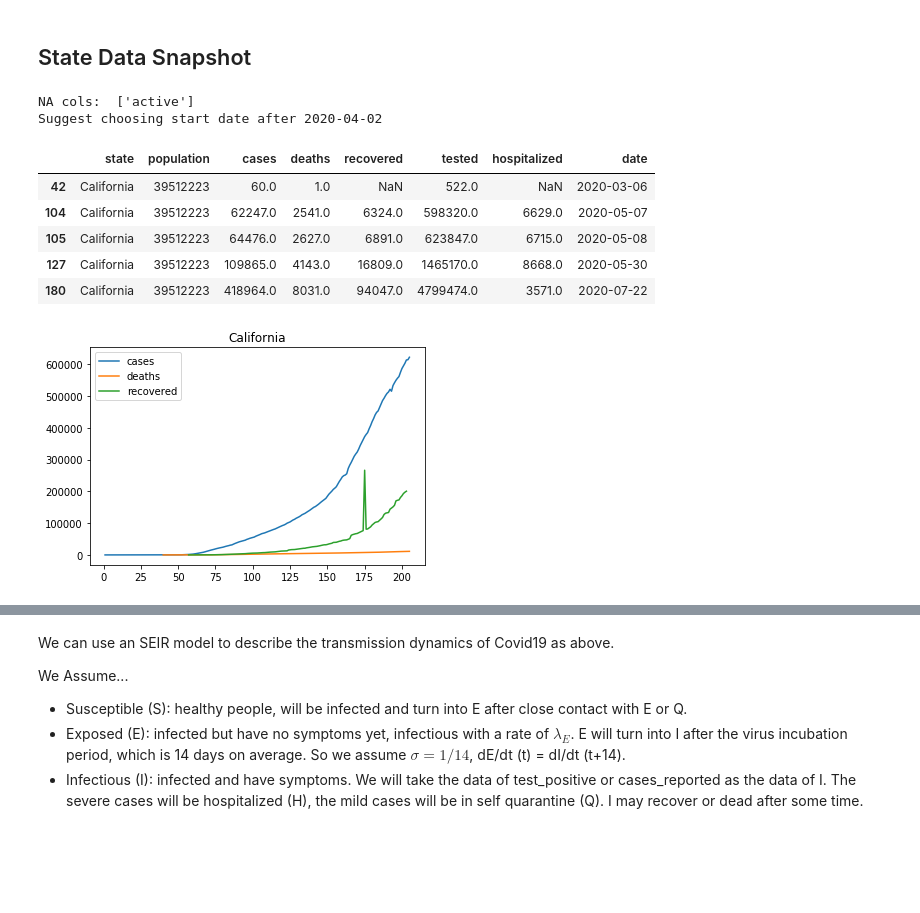
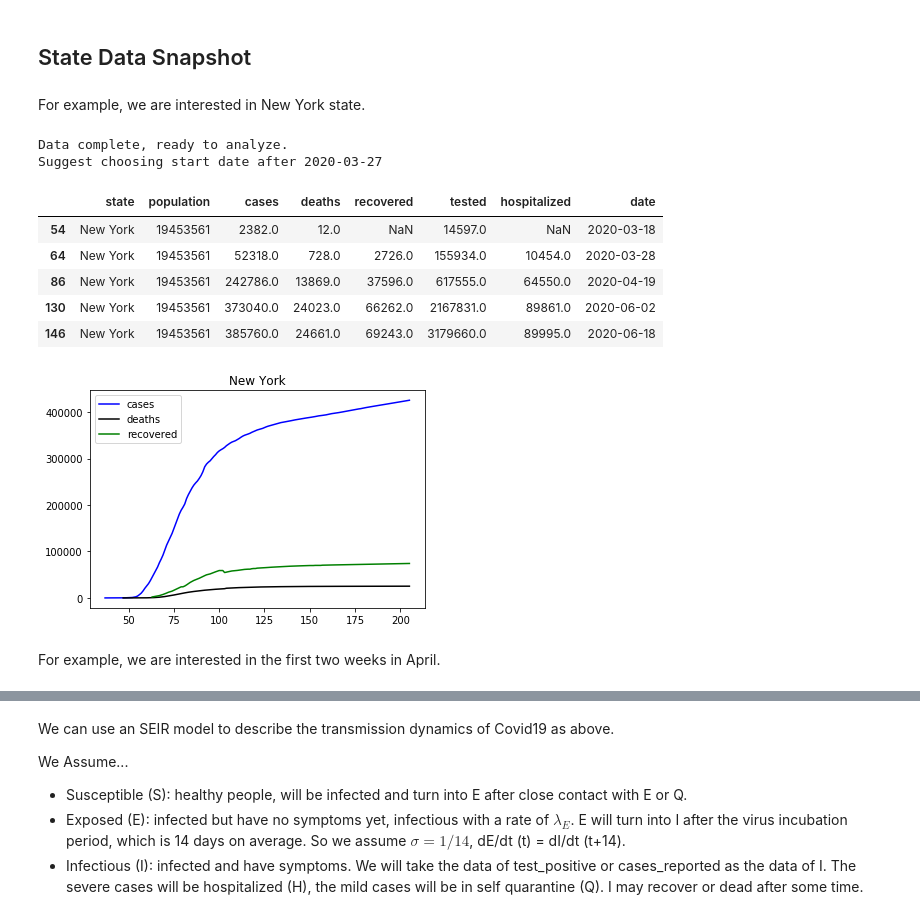
Before and after one commit to Xinyi-Lai/Covid19PolicyHelper, a Jupyter notebook: Covid19 PolicyHelper.ipynb, the cells around one changed output, grey strips where cells are left out. Drawn from its saved outputs; the diff is of its cells as text; code cells hidden in the pictures; blank space fills up the shorter version.

```diff
--- a/Covid19 PolicyHelper.ipynb
+++ b/Covid19 PolicyHelper.ipynb
@@ -13,7 +19,7 @@ We are only interested in the state-level data in United States. To save time fr
 # %%
 df = pd.read_csv("datasets/timeseries.csv")
 df_US = df[(df["country"]=="United States") & (df["level"]=="state")]
-df_US = df_US[["state", "population", "cases", "deaths", "recovered", "active", "tested", "hospitalized", "date"]]
+df_US = df_US[["state", "population", "cases", "deaths", "recovered", "tested", "hospitalized", "date"]]
 # %%
 states = np.unique(df_US["state"])
 for state in states:
@@ -23,14 +29,6 @@ for state in states:
 # %%
 def chooseState(state):
     df_state = pd.read_csv("datasets/timeseries_states/"+state+".csv")
-
-    ### snapshot
-    plt.figure()
-    plt.plot(df_state["cases"], label="cases")
-    plt.plot(df_state["deaths"], label="deaths")
-    plt.plot(df_state["recovered"], label="recovered")
-    plt.title(state)
-    plt.legend();
 
     ### data cleaning
 
@@ -39,7 +37,11 @@ def chooseState(state):
     for col in df_state.columns.values:
         if df_state[col].isna().all():
             na_cols.append(col)
-    print("NA cols: ", na_cols)
+    if na_cols == []:
+        print("Data complete, ready to analyze.")
+    else:
+        print("Data incomplete, cannot analyze.")
+        print("NA cols: ", na_cols)
     for col in na_cols:
         df_state = df_state.drop(col, axis=1)
 
@@ -49,25 +51,52 @@ def chooseState(state):
         if df_state.iloc[i].notna().all():
             print("Suggest choosing start date after", df_state.iloc[i]["date"])
             break
+    df_state.fillna(0)
 
-    # change data type for date
+    ### snapshot and mark data inconsistency
+    plt.figure()
+    plt.title(state)
+
+    if "cases" in df_state.columns.values:
+        plt.plot(df_state["cases"], "-b", label="cases")
+        for i in range(1, len(df_state.index)):
+            if abs(df_state["cases"][i] - df_state["cases"][i-1]) > 50000:
+                plt.plot(i, df_state["cases"][i], "xr")
+    if "deaths" in df_state.columns.values:
+        plt.plot(df_state["deaths"], "-k", label="deaths")
+        for i in range(1, len(df_state.index)):
+            if abs(df_state["deaths"][i] - df_state["deaths"][i-1]) > 50000:
+                plt.plot(i, df_state["deaths"][i], "xr")
+    if "recovered" in df_state.columns.values:
+        plt.plot(df_state["recovered"], "-g", label="recovered")
+        for i in range(1, len(df_state.index)):
+            if abs(df_state["recovered"][i] - df_state["recovered"][i-1]) > 50000:
+                plt.plot(i, df_state["recovered"][i], "xr")
+
+    plt.legend()
+
+    #### change data type for date
     df_state["date"] = pd.to_datetime(df_state["date"])
 
     return df_state
+# %% [markdown]
+For example, we are interested in New York state.
 # %%
-state = "California"
+state = "New York"
 df_state = chooseState(state)
 df_state.sample(5).sort_values("date")
 # %% [output]
-NA cols:  ['active']
-Suggest choosing start date after 2020-04-02
+Data complete, ready to analyze.
+Suggest choosing start date after 2020-03-27
 |  | state | population | cases | deaths | recovered | tested | hospitalized | date |
-| 42 | California | 39512223 | 60.0 | 1.0 | NaN | 522.0 | NaN | 2020-03-06 |
-| 104 | California | 39512223 | 62247.0 | 2541.0 | 6324.0 | 598320.0 | 6629.0 | 2020-05-07 |
-| 105 | California | 39512223 | 64476.0 | 2627.0 | 6891.0 | 623847.0 | 6715.0 | 2020-05-08 |
-| 127 | California | 39512223 | 109865.0 | 4143.0 | 16809.0 | 1465170.0 | 8668.0 | 2020-05-30 |
-| 180 | California | 39512223 | 418964.0 | 8031.0 | 94047.0 | 4799474.0 | 3571.0 | 2020-07-22 |
+| 54 | New York | 19453561 | 2382.0 | 12.0 | NaN | 14597.0 | NaN | 2020-03-18 |
+| 64 | New York | 19453561 | 52318.0 | 728.0 | 2726.0 | 155934.0 | 10454.0 | 2020-03-28 |
+| 86 | New York | 19453561 | 242786.0 | 13869.0 | 37596.0 | 617555.0 | 64550.0 | 2020-04-19 |
+| 130 | New York | 19453561 | 373040.0 | 24023.0 | 66262.0 | 2167831.0 | 89861.0 | 2020-06-02 |
+| 146 | New York | 19453561 | 385760.0 | 24661.0 | 69243.0 | 3179660.0 | 89995.0 | 2020-06-18 |
-[figure, old version]
+[figure, new version]
+# %% [markdown]
+For example, we are interested in the first two weeks in April.
 # %%
 def chooseTime(df_state, start_date, end_date):
     start = np.datetime64(start_date)
```
Also changed, not shown: parts of 14 cells of this notebook, 57 other files.
